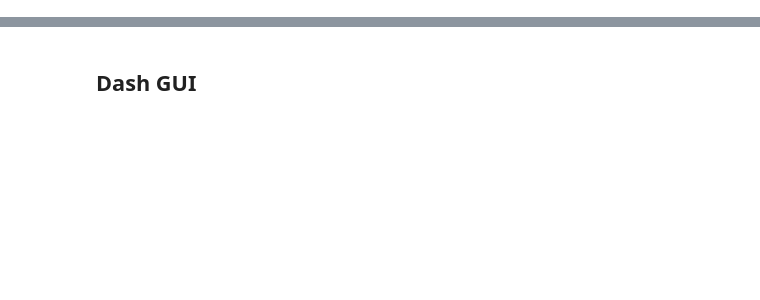
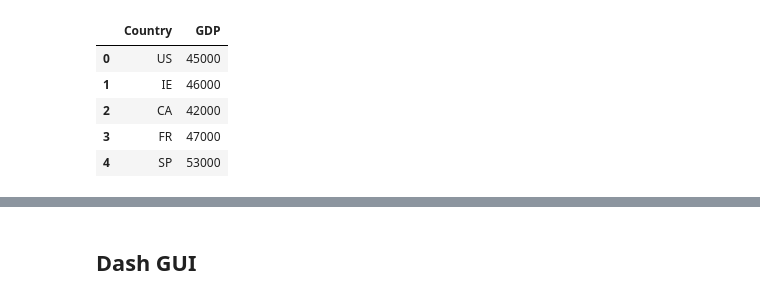
Before and after one commit to Rfg2048/DVC, a Jupyter notebook: Gui Implementation.ipynb, the cells around one changed output, grey strips where cells are left out. Drawn from its saved outputs; the diff is of its cells as text; code cells hidden in the pictures; blank space fills up the shorter version.

```diff
--- a/Gui Implementation.ipynb
+++ b/Gui Implementation.ipynb
@@ -0,0 +9,9 @@
+# %%
+df1
+# %% [output]
+|  | Country | GDP |
+| 0 | US | 45000 |
+| 1 | IE | 46000 |
+| 2 | CA | 42000 |
+| 3 | FR | 47000 |
+| 4 | SP | 53000 |
```
Also changed, not shown: parts of 8 cells of this notebook.
